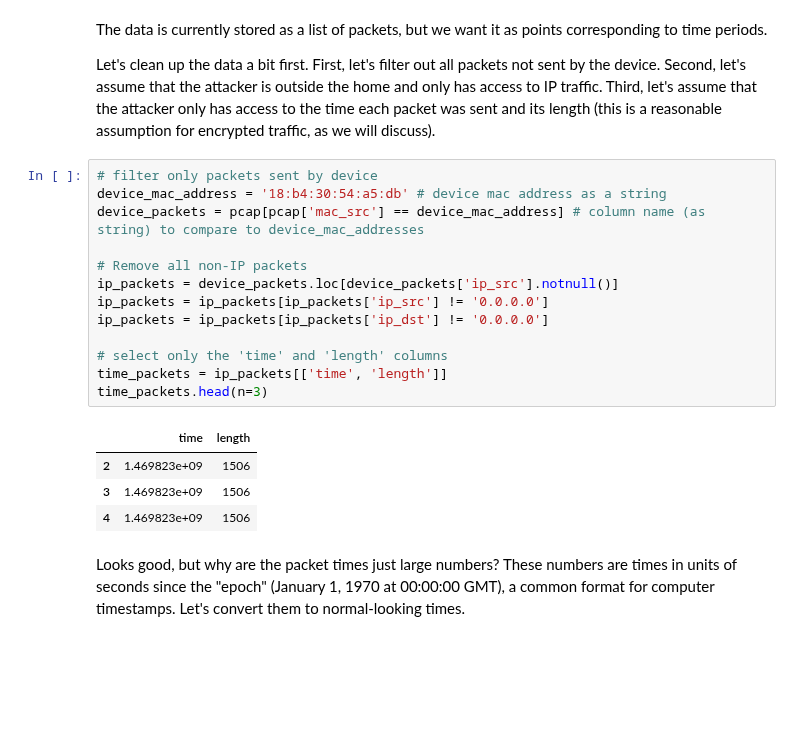
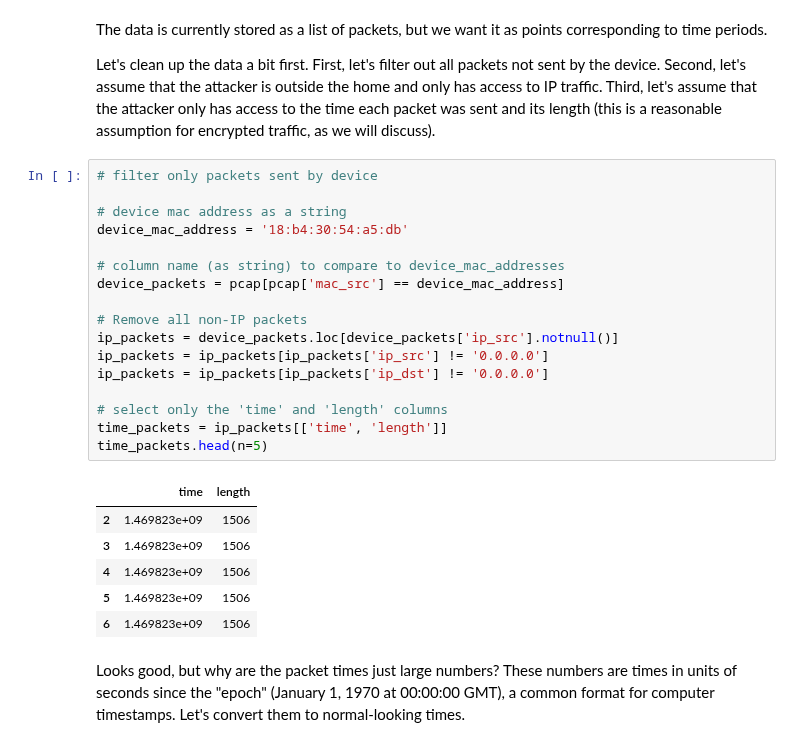
Before and after one commit to noise-lab/ml-networking, a Jupyter notebook: 2_Nearest_Neighbors.ipynb, the cells around one changed output. Cells and saved outputs as stored; diff of their text form; blank space fills up the shorter version.

```diff
--- a/2_Nearest_Neighbors.ipynb
+++ b/2_Nearest_Neighbors.ipynb
@@ -95,22 +97,28 @@ The data is currently stored as a list of packets, but we want it as points corr
 Let's clean up the data a bit first. First, let's filter out all packets not sent by the device. Second, let's assume that the attacker is outside the home and only has access to IP traffic. Third, let's assume that the attacker only has access to the time each packet was sent and its length (this is a reasonable assumption for encrypted traffic, as we will discuss).
 # %%
 # filter only packets sent by device
-device_mac_address = '18:b4:30:54:a5:db' # device mac address as a string
-device_packets = pcap[pcap['mac_src'] == device_mac_address] # column name (as string) to compare to device_mac_addresses
+
+# device mac address as a string
+device_mac_address = '18:b4:30:54:a5:db'
+
+# column name (as string) to compare to device_mac_addresses
+device_packets = pcap[pcap['mac_src'] == device_mac_address]
 
 # Remove all non-IP packets
 ip_packets = device_packets.loc[device_packets['ip_src'].notnull()]
 ip_packets = ip_packets[ip_packets['ip_src'] != '0.0.0.0']
 ip_packets = ip_packets[ip_packets['ip_dst'] != '0.0.0.0']
 
 # select only the 'time' and 'length' columns
 time_packets = ip_packets[['time', 'length']]
-time_packets.head(n=3)
+time_packets.head(n=5)
 # %% [output]
 |  | time | length |
 | 2 | 1.469823e+09 | 1506 |
 | 3 | 1.469823e+09 | 1506 |
 | 4 | 1.469823e+09 | 1506 |
+| 5 | 1.469823e+09 | 1506 |
+| 6 | 1.469823e+09 | 1506 |
 # %% [markdown]
 Looks good, but why are the packet times just large numbers? These numbers are times in units of seconds since the "epoch" (January 1, 1970 at 00:00:00 GMT), a common format for computer timestamps. Let's convert them to normal-looking times.
 # %%
```
Also changed, not shown: parts of 3 cells of this notebook, 1 other file.
